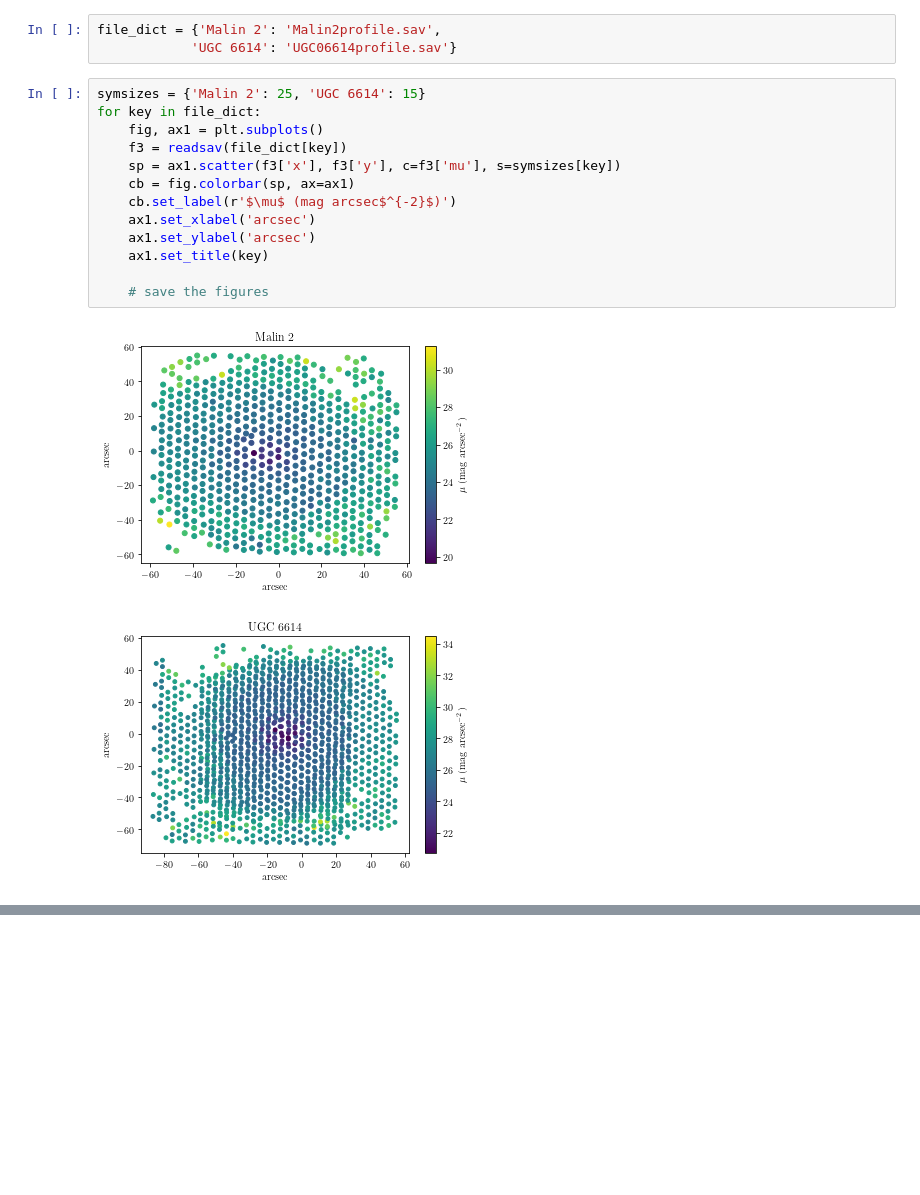
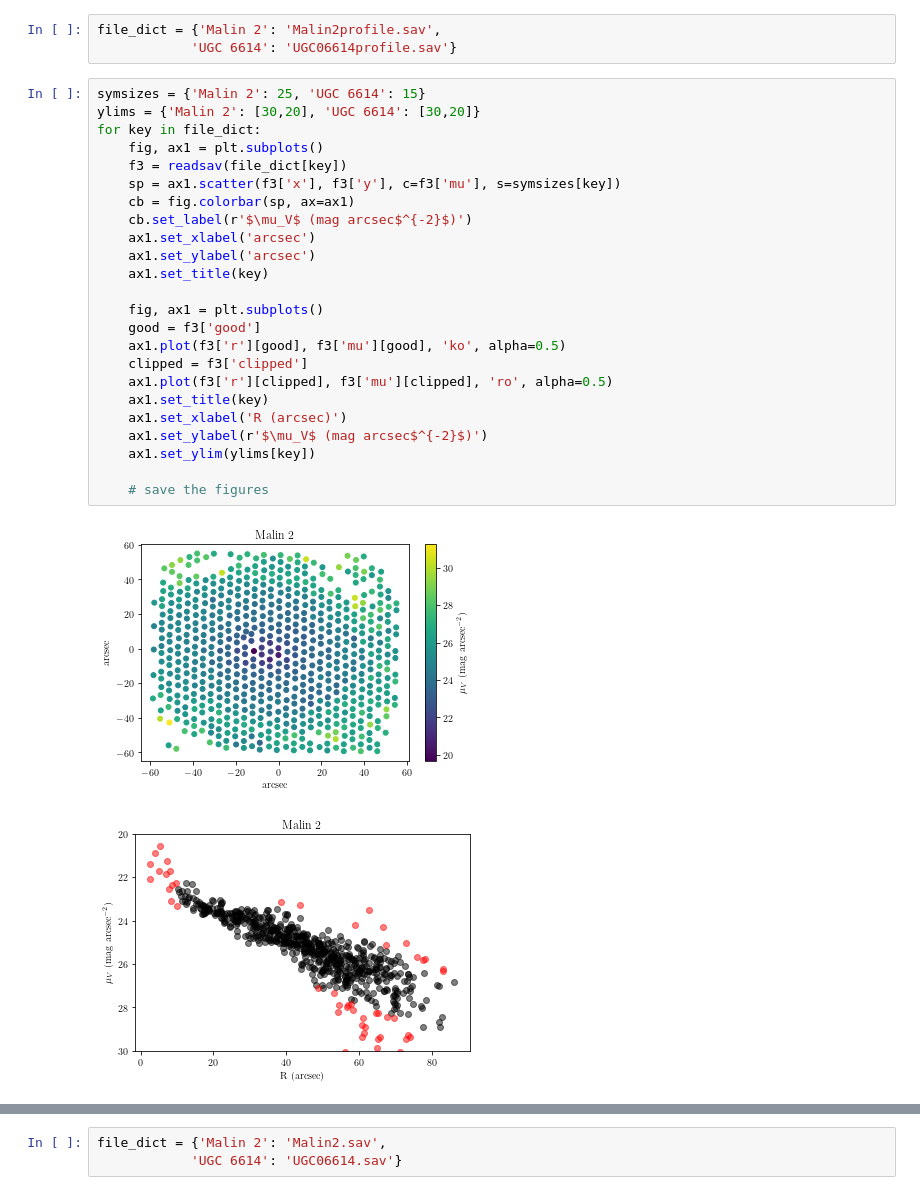
Before and after one commit to yoachim/glsbPaper, a Jupyter notebook: remake/plots1.ipynb, the cells around one changed output, grey strips where cells are left out. Saved outputs shown, nothing was run; the diff lists cells and outputs as text; blank space fills up the shorter version.

Commit message:
more plots

```diff
--- a/remake/plots1.ipynb
+++ b/remake/plots1.ipynb
@@ -10,17 +10,28 @@ file_dict = {'Malin 2': 'Malin2profile.sav',
             'UGC 6614': 'UGC06614profile.sav'}
 # %%
 symsizes = {'Malin 2': 25, 'UGC 6614': 15}
+ylims = {'Malin 2': [30,20], 'UGC 6614': [30,20]}
 for key in file_dict:
     fig, ax1 = plt.subplots()
     f3 = readsav(file_dict[key])
     sp = ax1.scatter(f3['x'], f3['y'], c=f3['mu'], s=symsizes[key])
     cb = fig.colorbar(sp, ax=ax1)
-    cb.set_label(r'$\mu$ (mag arcsec$^{-2}$)')
+    cb.set_label(r'$\mu_V$ (mag arcsec$^{-2}$)')
     ax1.set_xlabel('arcsec')
     ax1.set_ylabel('arcsec')
     ax1.set_title(key)
 
+    fig, ax1 = plt.subplots()
+    good = f3['good']
+    ax1.plot(f3['r'][good], f3['mu'][good], 'ko', alpha=0.5)
+    clipped = f3['clipped']
+    ax1.plot(f3['r'][clipped], f3['mu'][clipped], 'ro', alpha=0.5)
+    ax1.set_title(key)
+    ax1.set_xlabel('R (arcsec)')
+    ax1.set_ylabel(r'$\mu_V$ (mag arcsec$^{-2}$)')
+    ax1.set_ylim(ylims[key])
+
     # save the figures
 # %% [output]
-[figure, old version]
+[figure, new version]
-[figure, old version]
+[figure, new version]
@@ -26,0 +40,3 @@ for key in file_dict:
+# %%
+file_dict = {'Malin 2': 'Malin2.sav',
+            'UGC 6614': 'UGC06614.sav'}
```
Also changed, not shown: parts of 6 cells of this notebook, 1 other file.
